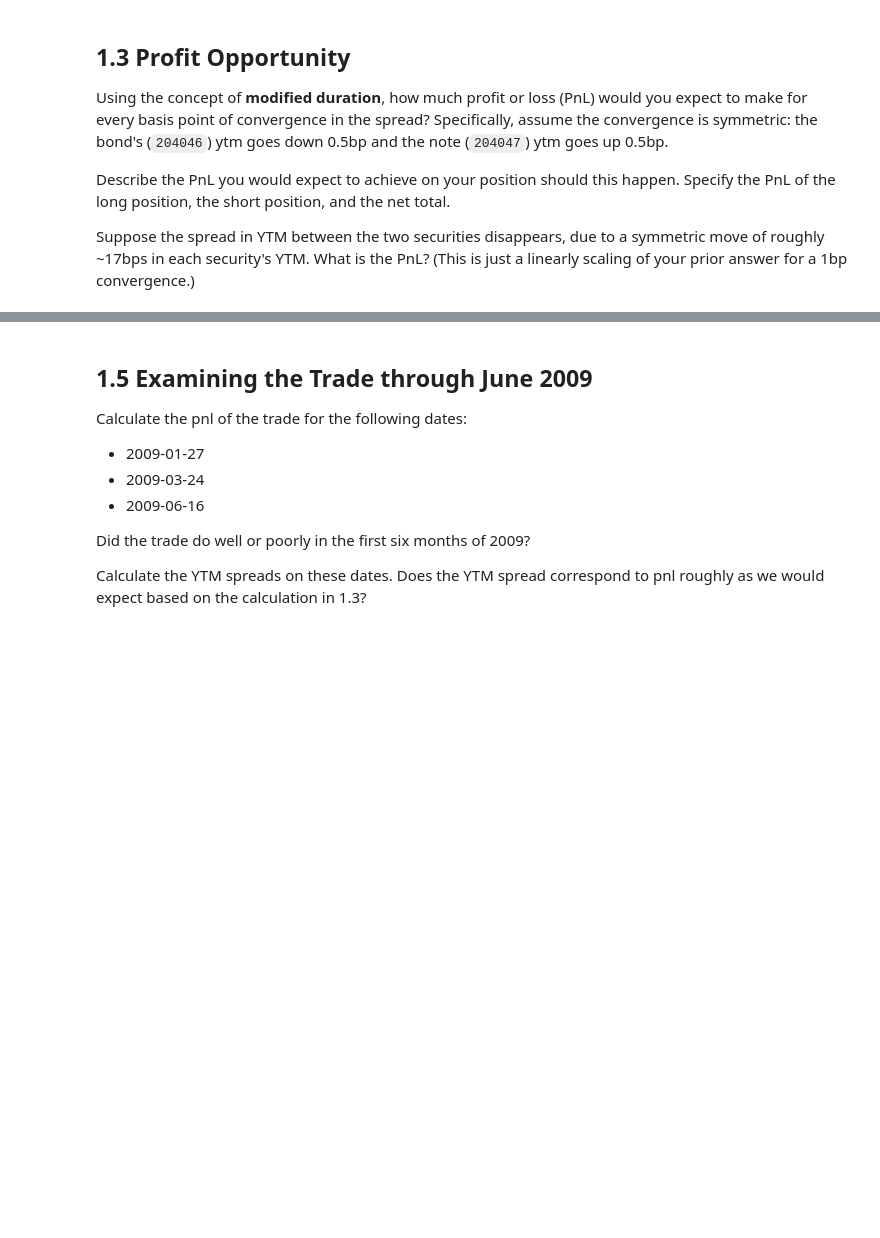
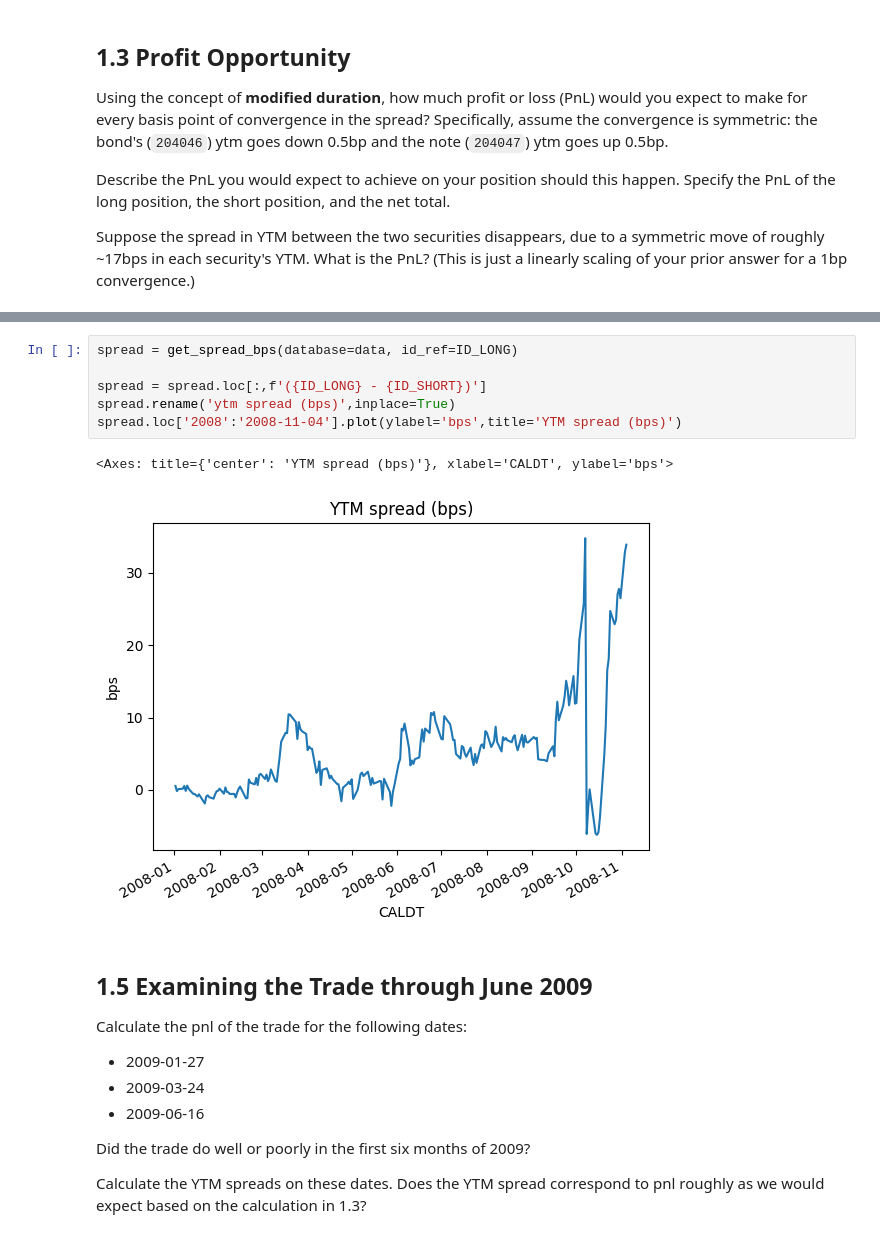
Before and after one commit to Scheffer888/finm-fixedincome-2025, a Jupyter notebook: homework/Homework 2 (Eduardo).ipynb, the cells around one changed output, grey strips where cells are left out. Saved outputs shown, nothing was run; the diff lists cells and outputs as text; blank space fills up the shorter version.

```diff
--- a/homework/Homework 2 (Eduardo).ipynb
+++ b/homework/Homework 2 (Eduardo).ipynb
@@ -169,3 +184,12 @@ pnl_spread_converges.style.format(fmt_dict, na_rep='')
+# %%
+spread = get_spread_bps(database=data, id_ref=ID_LONG)
+
+spread = spread.loc[:,f'({ID_LONG} - {ID_SHORT})']
+spread.rename('ytm spread (bps)',inplace=True)
+spread.loc['2008':'2008-11-04'].plot(ylabel='bps',title='YTM spread (bps)')
+# %% [output]
+<Axes: title={'center': 'YTM spread (bps)'}, xlabel='CALDT', ylabel='bps'>
+[figure, added]
 # %% [markdown]
 ## 1.5 Examining the Trade through June 2009
 
```
Also changed, not shown: parts of 23 cells of this notebook, 10 other files.
